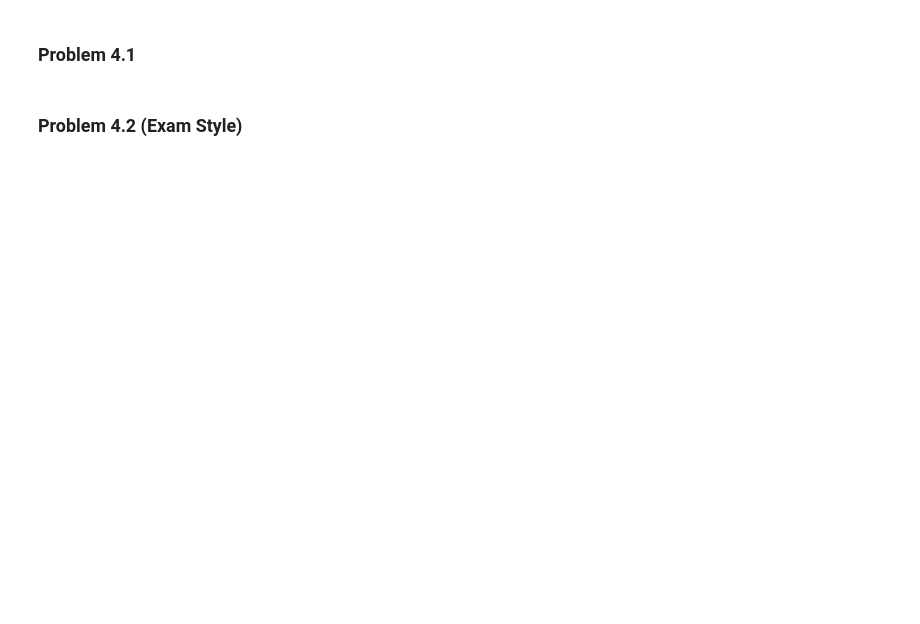
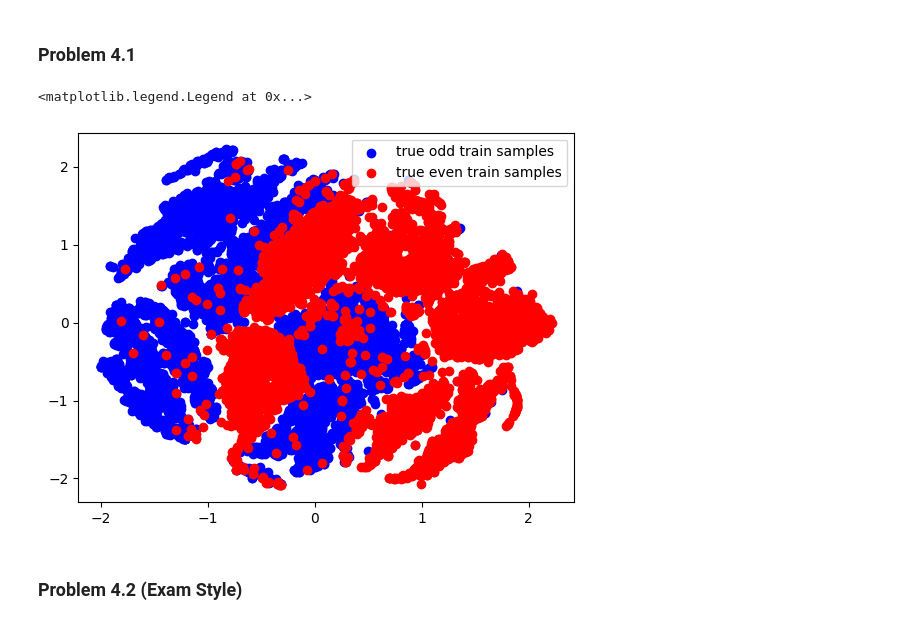
Before and after one commit to glianx/cs371, a Jupyter notebook: hw6/gordon.ipynb, the cells around one changed output. Cells and saved outputs as stored; diff of their text form; code cells hidden in the pictures; blank space fills up the shorter version.

```diff
--- a/hw6/gordon.ipynb
+++ b/hw6/gordon.ipynb
@@ -273,4 +273,44 @@ Downloaded file mnist_parity_2d.pkl
 # %% [markdown]
 ### Problem 4.1
+# %%
+import matplotlib.pyplot as plt
+
+t = mnist['train']
+s = mnist['test']
+tx = t['x']
+ty = t['y']
+sx = s['x']
+sy = s['y']
+
+# tx_odd = [tx[i] if ty[i] == 1 for i in range(len(tx))]
+tx_odd = []
+tx_even = []
+for i in range(len(tx)):
+    if ty[i] == 1:
+        tx_odd.append(tx[i])
+    else:
+        tx_even.append(tx[i])
+
+plt.scatter(
+    *zip(*tx_odd),
+    color="blue",
+    label="true odd train samples"
+)
+
+plt.scatter(
+    *zip(*tx_even),
+    color="red",
+    label="true even train samples"
+)
+
+# plt.scatter(
+#     *zip(*tx),
+#     color=[[0,"blue","red"][y] for y in ty],
+#     label=[[0,"true odd test samples","true even test samples"][y] for y in np.unique(ty]
+# )
+plt.legend()
+# %% [output]
+<matplotlib.legend.Legend at 0x...>
+[figure, added]
 # %% [markdown]
 ### Problem 4.2 (Exam Style)
```
Also changed, not shown: parts of 2 cells of this notebook.
